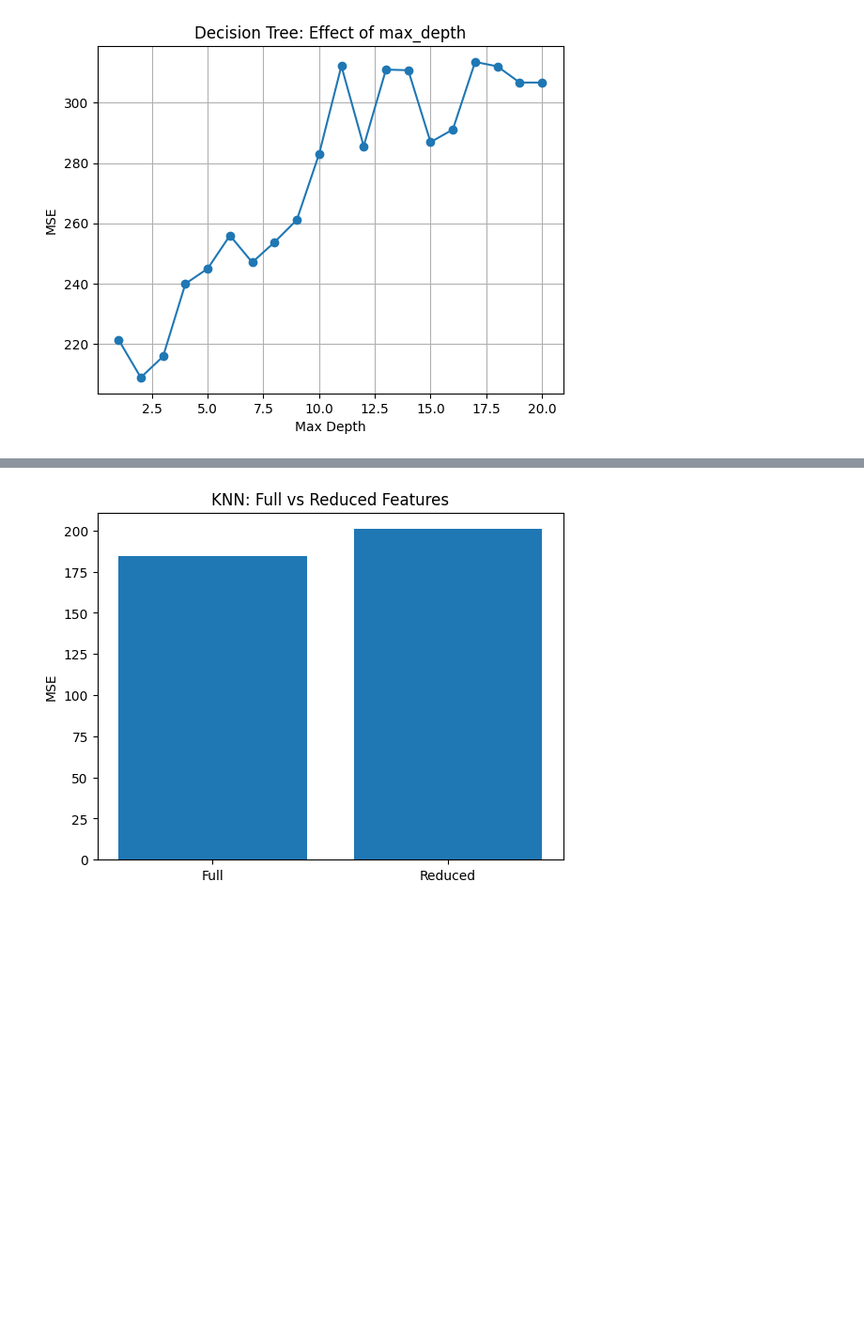
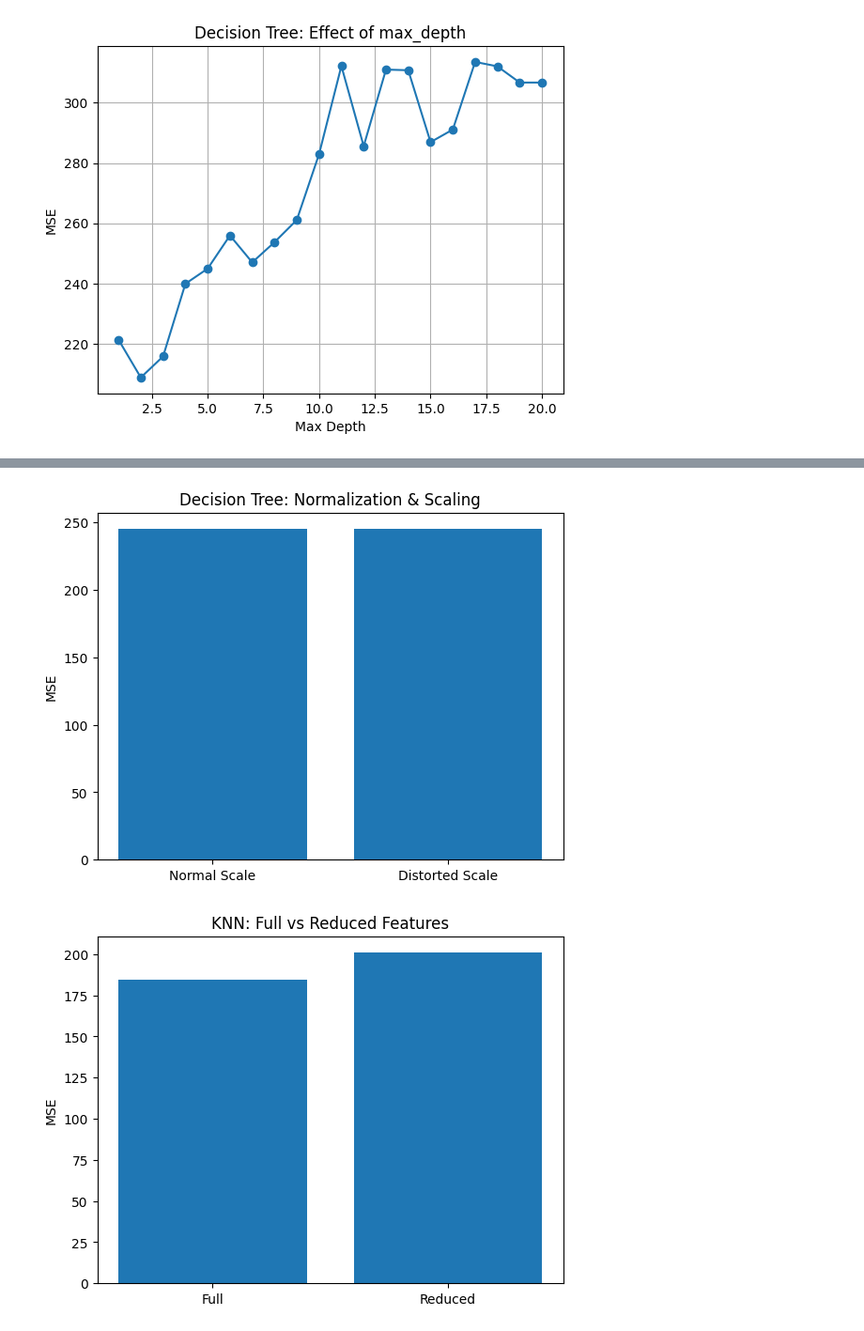
Before and after one commit to Datboy0127/Gamblers-CDS-Onboarding-Project, a Jupyter notebook: competition/SL_Regression.ipynb, the cells around one changed output, grey strips where cells are left out. Shown at 94% size. Drawn from its saved outputs; the diff is of its cells as text; code cells hidden in the pictures; blank space fills up the shorter version.

```diff
--- a/competition/SL_Regression.ipynb
+++ b/competition/SL_Regression.ipynb
@@ -160,3 +176,21 @@ plt.show()
+# %%
+X_distorted = X.copy()
+X_distorted['avg_ast'] *= 1000  # Artificial scaling distortion
+
+X_train_d, X_test_d, y_train_d, y_test_d = train_test_split(X_distorted, y, test_size=0.2, random_state=42)
+
+model_normal = DecisionTreeRegressor(max_depth=5, random_state=42).fit(X_train, y_train)
+model_distorted = DecisionTreeRegressor(max_depth=5, random_state=42).fit(X_train_d, y_train_d)
+
+mse_normal = mean_squared_error(y_test, model_normal.predict(X_test))
+mse_distorted = mean_squared_error(y_test_d, model_distorted.predict(X_test_d))
+
+plt.bar(['Normal Scale', 'Distorted Scale'], [mse_normal, mse_distorted])
+plt.title("Decision Tree: Normalization & Scaling")
+plt.ylabel("MSE")
+plt.show()
+# %% [output]
+[figure, added]
 # %%
 #FEATURE REDUCTION
 X_reduced = X[['avg_pts', 'avg_fg_pct']]
```
Also changed, not shown: parts of 4 cells of this notebook.
